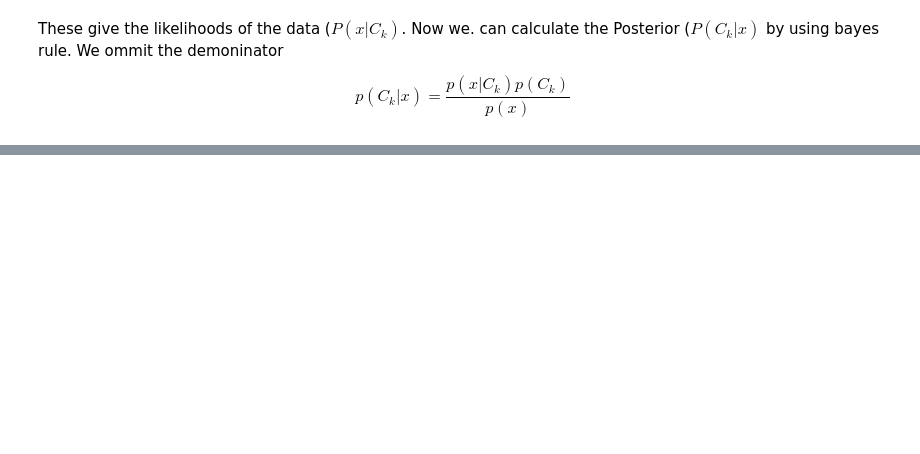
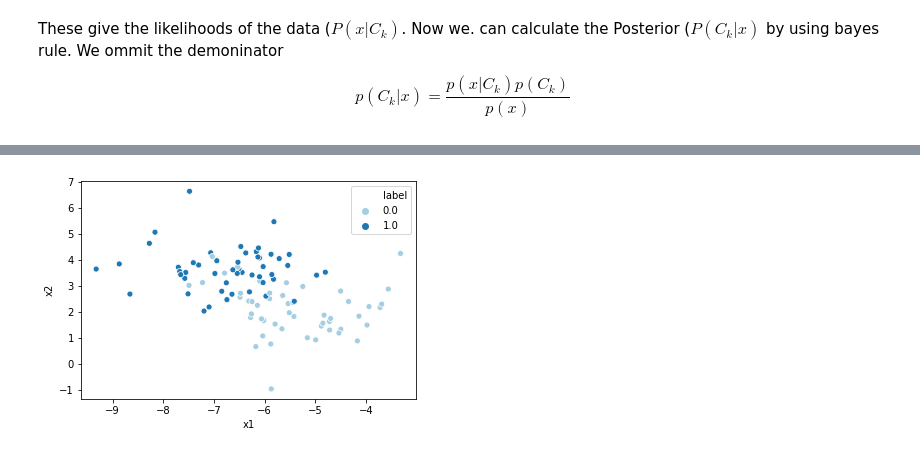
Before and after one commit to wouterMostard/PRML, a Jupyter notebook: Chapter 4 Linear Models for classification.ipynb, the cells around one changed output, grey strips where cells are left out. Saved outputs shown, nothing was run; the diff lists cells and outputs as text; code cells hidden in the pictures; blank space fills up the shorter version.

```diff
--- a/Chapter 4 Linear Models for classification.ipynb
+++ b/Chapter 4 Linear Models for classification.ipynb
@@ -189,0 +208,12 @@ weighted avg       0.95      0.95      0.95       100
+# %%
+X, y = make_blobs(n_samples=100, n_features=2, centers=2, cluster_std=1)
+
+df = pd.DataFrame(np.concatenate([X, y.reshape(-1, 1)], axis=1))
+df.columns = ['x1', 'x2', 'label']
+
+sns.scatterplot(x='x1', y='x2', hue='label', data=df, palette="Paired")
+plt.show()
+
+X = np.concatenate([np.ones(100).reshape(-1, 1), X], axis=1).T # Add bias term and convert to column vectors
+# %% [output]
+[figure, added]
```
Also changed, not shown: parts of 14 cells of this notebook.
